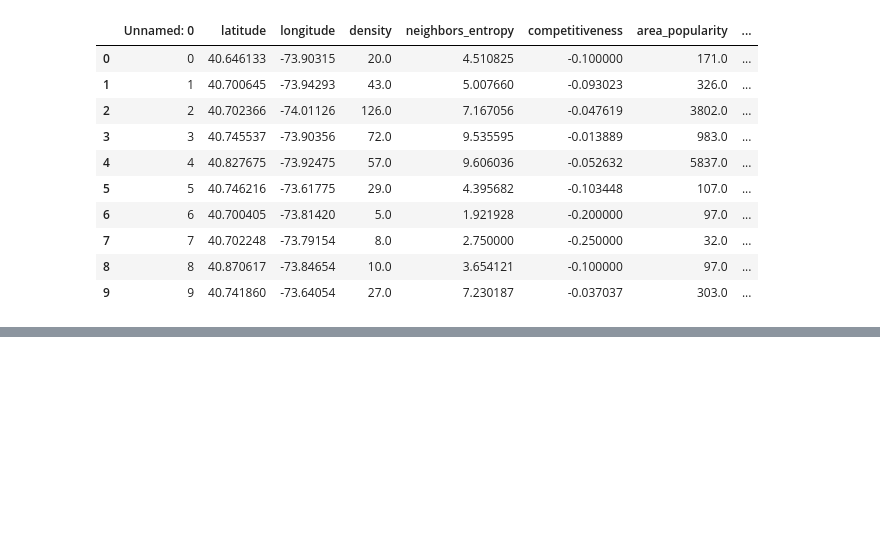
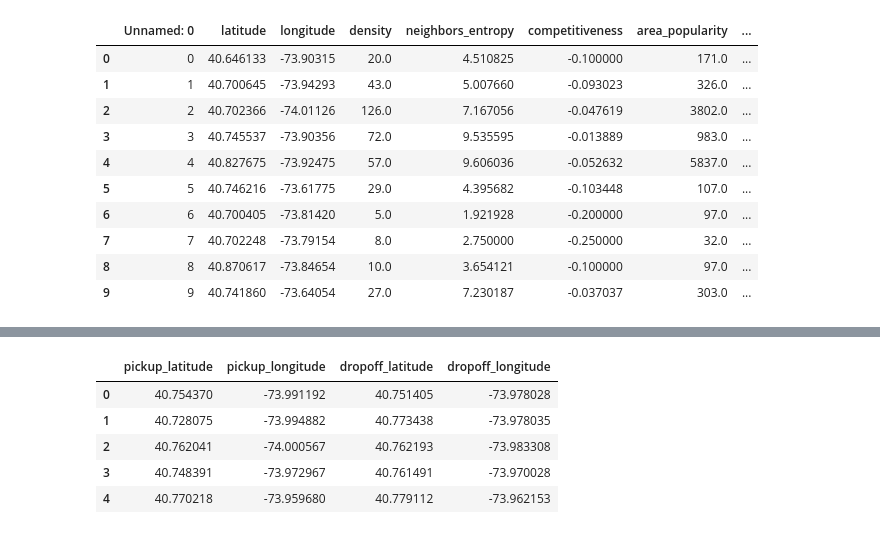
Before and after one commit to peikovakate/ucu_uds_proj, a Jupyter notebook: data_processing.ipynb, the cells around one changed output, grey strips where cells are left out. Saved outputs shown, nothing was run; the diff lists cells and outputs as text; code cells hidden in the pictures; blank space fills up the shorter version.

```diff
--- a/data_processing.ipynb
+++ b/data_processing.ipynb
@@ -262,0 +300,5 @@ features_frame.head(10)
+# %%
+taxi_data = taxi_data[taxi_data.pickup_longitude>=-90]
+taxi_data = taxi_data[taxi_data.pickup_longitude<=90]
+# %%
+taxi_data = taxi_data.reindex(columns=['pickup_latitude', 'pickup_longitude', 'dropoff_latitude', 'dropoff_longitude'])
@@ -262,0 +307,9 @@ features_frame.head(10)
+# %%
+taxi_data.head()
+# %% [output]
+|  | pickup_latitude | pickup_longitude | dropoff_latitude | dropoff_longitude |
+| 0 | 40.754370 | -73.991192 | 40.751405 | -73.978028 |
+| 1 | 40.728075 | -73.994882 | 40.773438 | -73.978035 |
+| 2 | 40.762041 | -74.000567 | 40.762193 | -73.983308 |
+| 3 | 40.748391 | -73.972967 | 40.761491 | -73.970028 |
+| 4 | 40.770218 | -73.959680 | 40.779112 | -73.962153 |
```
Also changed, not shown: parts of 7 cells of this notebook, 4 other files.
